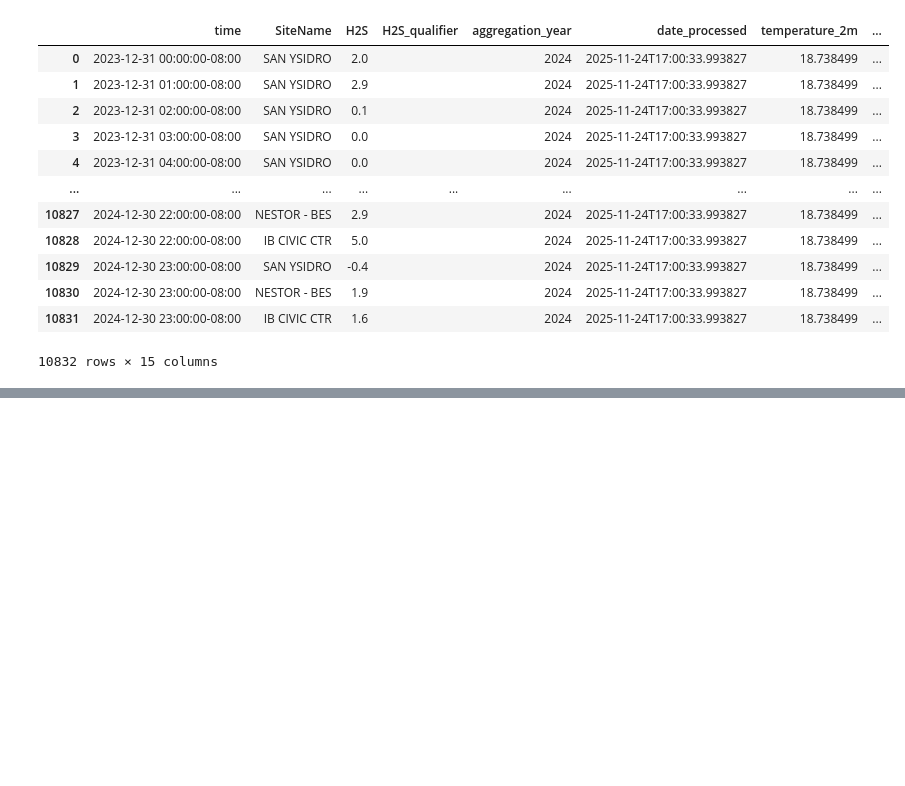
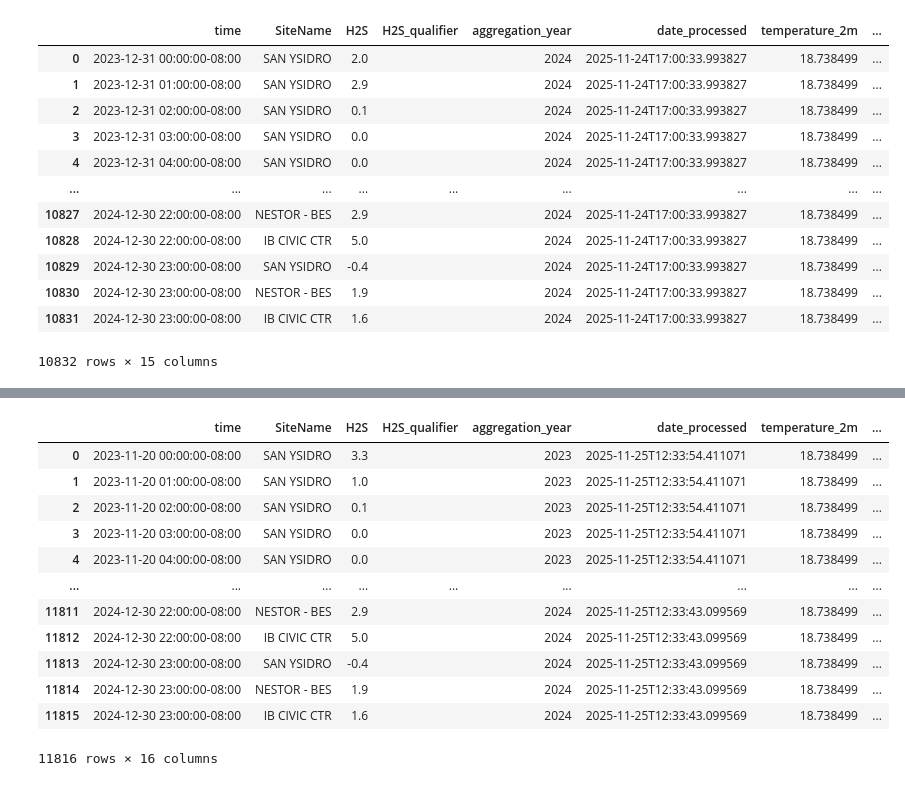
Before and after one commit to TheResilientCollective/resilient_workflows_public, a Jupyter notebook: workflows/public/notebooks/h2s_forecast_data.ipynb, the cells around one changed output, grey strips where cells are left out. Cells and saved outputs as stored; diff of their text form; code cells hidden in the pictures; blank space fills up the shorter version.

Commit message:
Forecasting add streamflow.

```diff
--- a/workflows/public/notebooks/h2s_forecast_data.ipynb
+++ b/workflows/public/notebooks/h2s_forecast_data.ipynb
@@ -121,7 +121,7 @@ weather_df
 | 2025-12-01 15:00:00-08:00 | 18.643500 | 13.217443 | 299.35767 | 48.0 | 0.0 | ... |
 888 rows × 9 columns
 # %%
-matched_df = pd.merge_asof(h2s_sensor_data_all, weather_df, left_on="time", right_on="time", direction="nearest")
+matched_df = pd.merge_asof(h2s_sensor_data_all, weather_df, left_on="time", right_on="time", direction="nearest", fill_method="ffill")
 matched_df
 # %% [output]
 |  | time | SiteName | H2S | H2S_qualifier | aggregation_year | date_processed | temperature_2m | ... |
@@ -160,9 +160,10 @@ streamflow_border_df
 # %%
 streamflow_border_df['time'] = pd.to_datetime(streamflow_border_df['End of Interval (UTC-08:00)'], utc=False)
-streamflow_border_df["time"] = streamflow_border_df["time"].dt.tz_localize("America/Los_Angeles", ambiguous=True)
+streamflow_border_df["time"] = streamflow_border_df["time"].dt.tz_localize("America/Los_Angeles", ambiguous=True,
+    nonexistent='shift_forward')
 streamflow_border_df = streamflow_border_df.rename(columns={'Average (m^3/s)': 'Flow (m^3/s)--Border'})
 streamflow_border_df = streamflow_border_df.set_index(pd.DatetimeIndex(streamflow_border_df['time']))
-streamflow_border_df = streamflow_border_df.drop(['time','End of Interval (UTC-08:00)'], axis=1)
+streamflow_border_df = streamflow_border_df.drop(['time','End of Interval (UTC-08:00)', 'Start of Interval (UTC-08:00)'], axis=1)
 
 streamflow_border_df
 # %% [output]
@@ -169,0 +184,17 @@ NonExistentTimeError: 2024-03-10 02:00:00
+# %%
+matched_df = pd.merge_asof(matched_df, streamflow_border_df, left_on="time", right_on="time", direction="nearest")
+matched_df
+# %% [output]
+|  | time | SiteName | H2S | H2S_qualifier | aggregation_year | date_processed | temperature_2m | ... |
+| 0 | 2023-11-20 00:00:00-08:00 | SAN YSIDRO | 3.3 |  | 2023 | 2025-11-25T12:33:54.411071 | 18.738499 | ... |
+| 1 | 2023-11-20 01:00:00-08:00 | SAN YSIDRO | 1.0 |  | 2023 | 2025-11-25T12:33:54.411071 | 18.738499 | ... |
+| 2 | 2023-11-20 02:00:00-08:00 | SAN YSIDRO | 0.1 |  | 2023 | 2025-11-25T12:33:54.411071 | 18.738499 | ... |
+| 3 | 2023-11-20 03:00:00-08:00 | SAN YSIDRO | 0.0 |  | 2023 | 2025-11-25T12:33:54.411071 | 18.738499 | ... |
+| 4 | 2023-11-20 04:00:00-08:00 | SAN YSIDRO | 0.0 |  | 2023 | 2025-11-25T12:33:54.411071 | 18.738499 | ... |
+| ... | ... | ... | ... | ... | ... | ... | ... | ... |
+| 11811 | 2024-12-30 22:00:00-08:00 | NESTOR - BES | 2.9 |  | 2024 | 2025-11-25T12:33:43.099569 | 18.738499 | ... |
+| 11812 | 2024-12-30 22:00:00-08:00 | IB CIVIC CTR | 5.0 |  | 2024 | 2025-11-25T12:33:43.099569 | 18.738499 | ... |
+| 11813 | 2024-12-30 23:00:00-08:00 | SAN YSIDRO | -0.4 |  | 2024 | 2025-11-25T12:33:43.099569 | 18.738499 | ... |
+| 11814 | 2024-12-30 23:00:00-08:00 | NESTOR - BES | 1.9 |  | 2024 | 2025-11-25T12:33:43.099569 | 18.738499 | ... |
+| 11815 | 2024-12-30 23:00:00-08:00 | IB CIVIC CTR | 1.6 |  | 2024 | 2025-11-25T12:33:43.099569 | 18.738499 | ... |
+11816 rows × 16 columns
```
Also changed, not shown: parts of 2 cells of this notebook, 4 other files.
